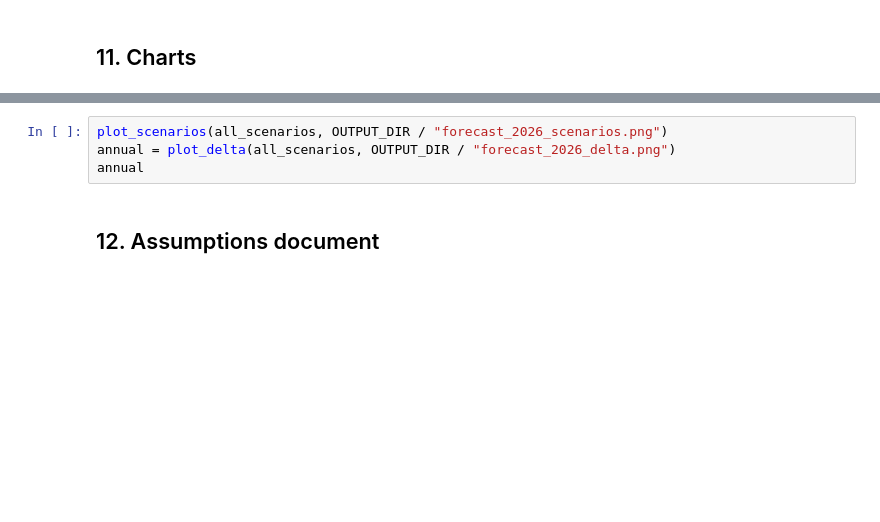
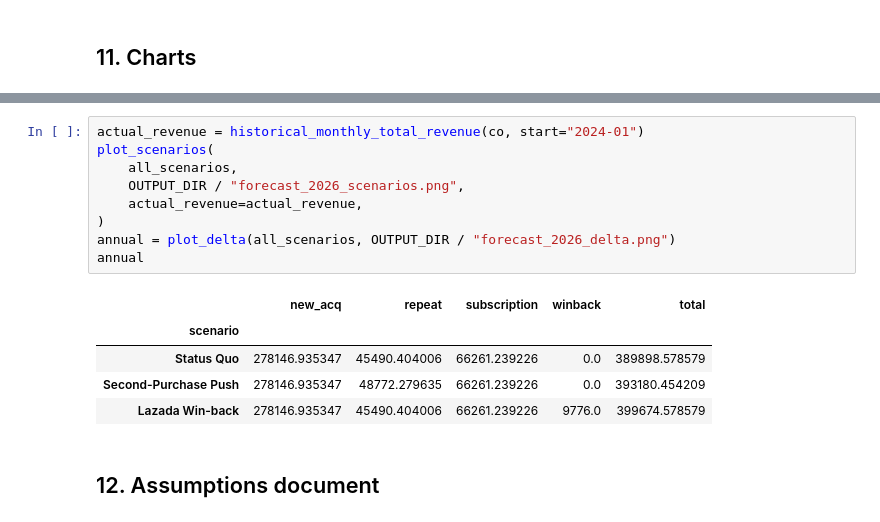
Before and after one commit to alvdoan/Applied-Data-Group-Project, a Jupyter notebook: 09_revenue_forecast_2026.ipynb, the cells around one changed output, grey strips where cells are left out. Cells and saved outputs as stored; diff of their text form; blank space fills up the shorter version.

Commit message:
Rebuilt of the forecast

```diff
--- a/09_revenue_forecast_2026.ipynb
+++ b/09_revenue_forecast_2026.ipynb
@@ -499,7 +594,18 @@ def plot_delta(all_scenarios: pd.DataFrame, output_path: Path):
 # %%
-plot_scenarios(all_scenarios, OUTPUT_DIR / "forecast_2026_scenarios.png")
+actual_revenue = historical_monthly_total_revenue(co, start="2024-01")
+plot_scenarios(
+    all_scenarios,
+    OUTPUT_DIR / "forecast_2026_scenarios.png",
+    actual_revenue=actual_revenue,
+)
 annual = plot_delta(all_scenarios, OUTPUT_DIR / "forecast_2026_delta.png")
 annual
+# %% [output]
+|  | new_acq | repeat | subscription | winback | total |
+| scenario |  |  |  |  |  |
+| Status Quo | 278146.935347 | 45490.404006 | 66261.239226 | 0.0 | 389898.578579 |
+| Second-Purchase Push | 278146.935347 | 48772.279635 | 66261.239226 | 0.0 | 393180.454209 |
+| Lazada Win-back | 278146.935347 | 45490.404006 | 66261.239226 | 9776.0 | 399674.578579 |
 # %% [markdown]
 ## 12. Assumptions document
 # %%
```
Also changed, not shown: parts of 13 cells of this notebook, 2 other files.
